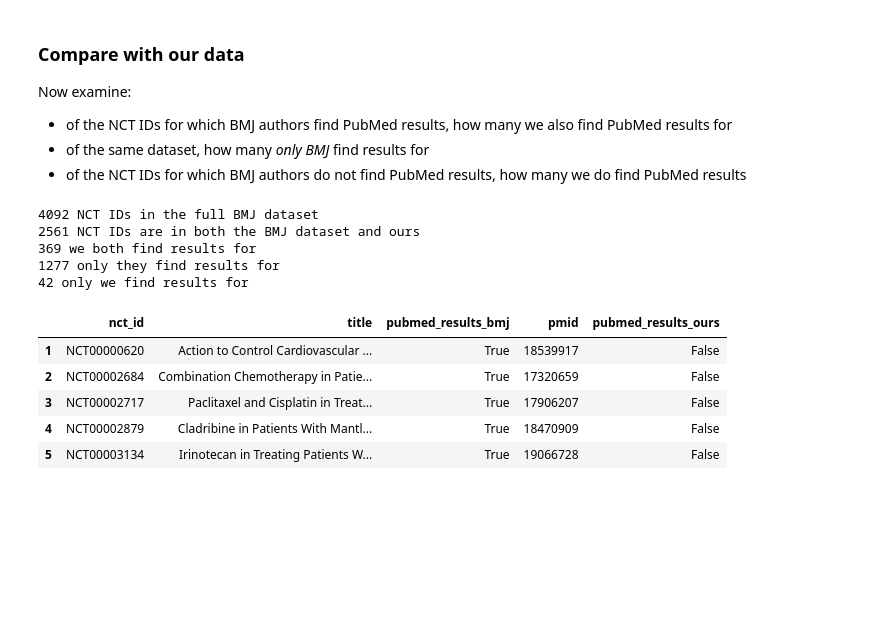
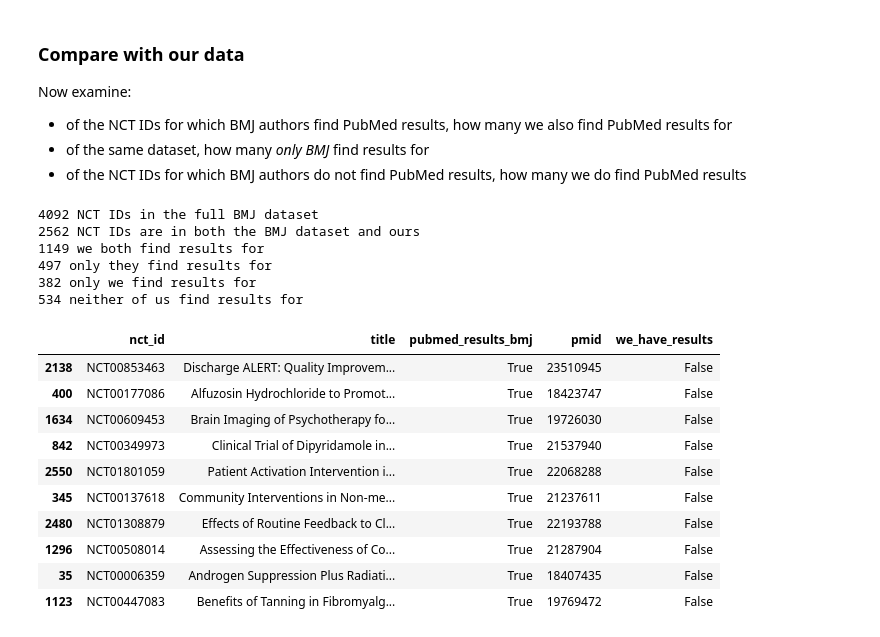
Before and after one commit to ebmdatalab/trialstracker, a Jupyter notebook: data/Examine unreported trials on ClinicalTrials.gov.ipynb, the cells around one changed output. Drawn from its saved outputs; the diff is of its cells as text; code cells hidden in the pictures; blank space fills up the shorter version.

```diff
--- a/data/Examine unreported trials on ClinicalTrials.gov.ipynb
+++ b/data/Examine unreported trials on ClinicalTrials.gov.ipynb
@@ -472,36 +327,48 @@ merged_results = \
              on='nct_id', how='inner', suffixes=('_bmj', '_ours'))
 
 # NB I tried this first with a left join: but 1521 out of the 4500 papers
-# just don't appear in our dataset. This seems to be because the BMJ
-# paper includes earlier-phase trials. To get a sample after a left join...
-# merged_results[merged_results.pubmed_results_ours.isnull()].head()
+# don't appear in our dataset, because the BMJ authors' inclusion criteria are
+# different from ours. To get a sample after a left join...
+# merged_results[merged_results.we_have_results.isnull()].head()
 
-merged_results.pubmed_results_ours.value_counts(dropna=False)
+merged_results['we_have_results'] = ~merged_results.is_overdue
+merged_results.we_have_results.value_counts(dropna=False)
 # merged_results.head()
 print len(merged_results), 'NCT IDs are in both the BMJ dataset and ours'
+
 papers_both_find_pm_results = \
-    merged_results[merged_results.pubmed_results_bmj & merged_results.pubmed_results_ours]
+    merged_results[merged_results.pubmed_results_bmj & merged_results.we_have_results]
 papers_both_find_pm_results.head()
 print len(papers_both_find_pm_results), 'we both find results for'
 papers_only_they_find_results = \
-    merged_results[merged_results.pubmed_results_bmj & ~merged_results.pubmed_results_ours]
+    merged_results[merged_results.pubmed_results_bmj & ~merged_results.we_have_results]
 print len(papers_only_they_find_results), 'only they find results for'
 papers_only_we_find_results = \
-    merged_results[~merged_results.pubmed_results_bmj & merged_results.pubmed_results_ours]
+    merged_results[~merged_results.pubmed_results_bmj & merged_results.we_have_results]
 print len(papers_only_we_find_results), 'only we find results for'
+noone_finds_results = \
+    merged_results[~merged_results.pubmed_results_bmj & ~merged_results.we_have_results]
+print len(noone_finds_results), 'neither of us find results for'
 # %% [output]
 4092 NCT IDs in the full BMJ dataset
-2561 NCT IDs are in both the BMJ dataset and ours
-369 we both find results for
-1277 only they find results for
-42 only we find results for
+2562 NCT IDs are in both the BMJ dataset and ours
+1149 we both find results for
+497 only they find results for
+382 only we find results for
+534 neither of us find results for
-# %%
-cols = ['nct_id', 'title', 'pubmed_results_bmj', 'pmid', 'pubmed_results_ours']
-papers_only_they_find_results.head()[cols]
-# %% [output]
-|  | nct_id | title | pubmed_results_bmj | pmid | pubmed_results_ours |
-| 1 | NCT00000620 | Action to Control Cardiovascular ... | True | 18539917 | False |
-| 2 | NCT00002684 | Combination Chemotherapy in Patie... | True | 17320659 | False |
-| 3 | NCT00002717 | Paclitaxel and Cisplatin in Treat... | True | 17906207 | False |
-| 4 | NCT00002879 | Cladribine in Patients With Mantl... | True | 18470909 | False |
-| 5 | NCT00003134 | Irinotecan in Treating Patients W... | True | 19066728 | False |
+# %%
+# Examine a sample of the papers only they find results for.
+cols = ['nct_id', 'title', 'pubmed_results_bmj', 'pmid', 'we_have_results']
+papers_only_they_find_results.sample(10)[cols]
+# %% [output]
+|  | nct_id | title | pubmed_results_bmj | pmid | we_have_results |
+| 2138 | NCT00853463 | Discharge ALERT: Quality Improvem... | True | 23510945 | False |
+| 400 | NCT00177086 | Alfuzosin Hydrochloride to Promot... | True | 18423747 | False |
+| 1634 | NCT00609453 | Brain Imaging of Psychotherapy fo... | True | 19726030 | False |
+| 842 | NCT00349973 | Clinical Trial of Dipyridamole in... | True | 21537940 | False |
+| 2550 | NCT01801059 | Patient Activation Intervention i... | True | 22068288 | False |
+| 345 | NCT00137618 | Community Interventions in Non-me... | True | 21237611 | False |
+| 2480 | NCT01308879 | Effects of Routine Feedback to Cl... | True | 22193788 | False |
+| 1296 | NCT00508014 | Assessing the Effectiveness of Co... | True | 21287904 | False |
+| 35 | NCT00006359 | Androgen Suppression Plus Radiati... | True | 18407435 | False |
+| 1123 | NCT00447083 | Benefits of Tanning in Fibromyalg... | True | 19769472 | False |
```
Also changed, not shown: parts of 23 cells of this notebook, 8 other files.
